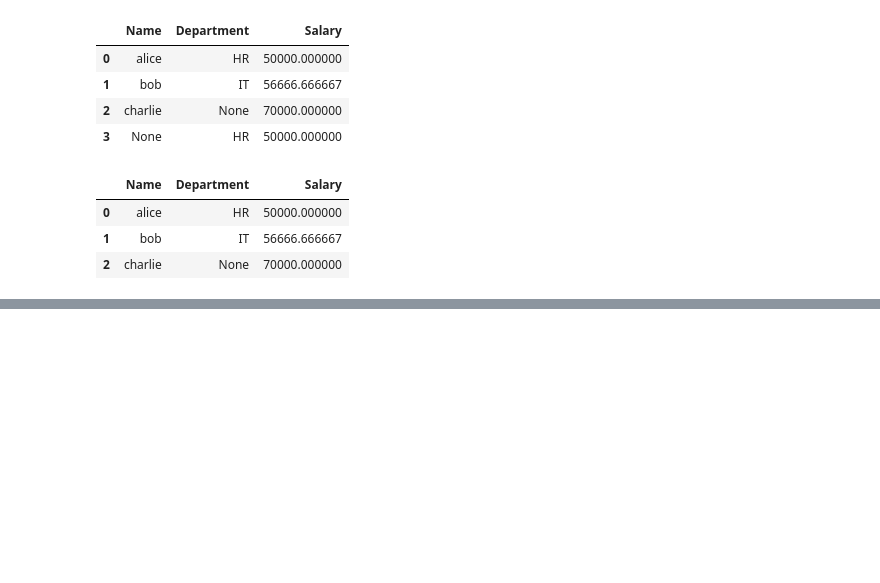
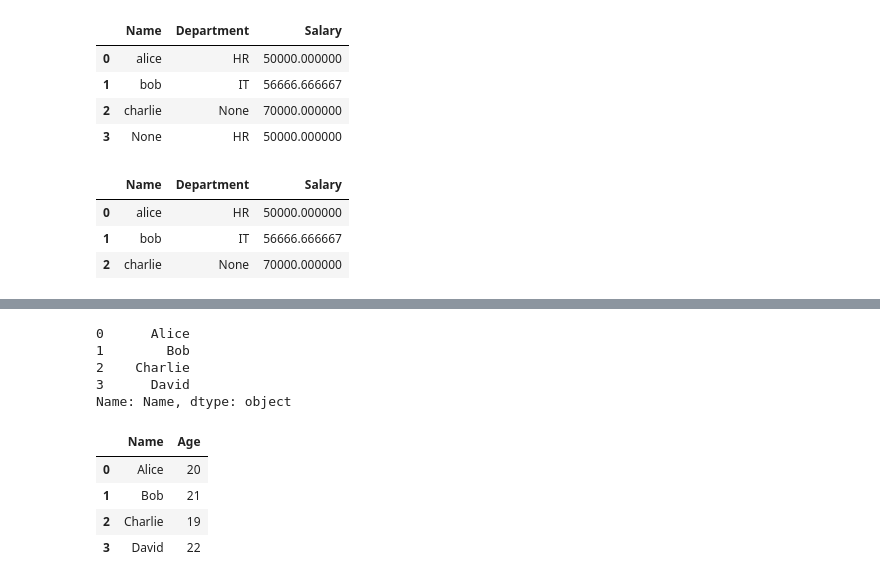
Before and after one commit to NageshaSriram/python-for-datascience, a Jupyter notebook: practice/Pandas.ipynb, the cells around one changed output, grey strips where cells are left out. Saved outputs shown, nothing was run; the diff lists cells and outputs as text; code cells hidden in the pictures; blank space fills up the shorter version.

```diff
--- a/practice/Pandas.ipynb
+++ b/practice/Pandas.ipynb
@@ -1226,0 +1327,16 @@ df
+# %%
+df["Name"] # Access single column
+# %% [output]
+0      Alice
+1        Bob
+2    Charlie
+3      David
+Name: Name, dtype: object
+# %%
+df[["Name", "Age"]]
+# %% [output]
+|  | Name | Age |
+| 0 | Alice | 20 |
+| 1 | Bob | 21 |
+| 2 | Charlie | 19 |
+| 3 | David | 22 |
```
Also changed, not shown: parts of 24 cells of this notebook, 2 other files.
